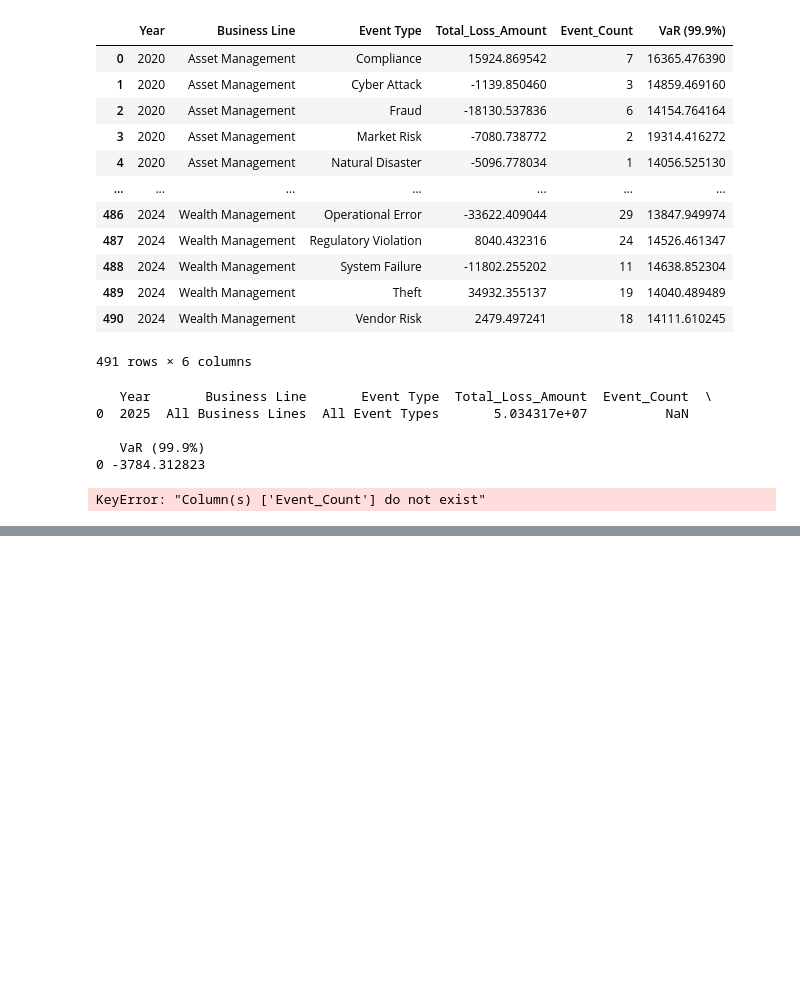
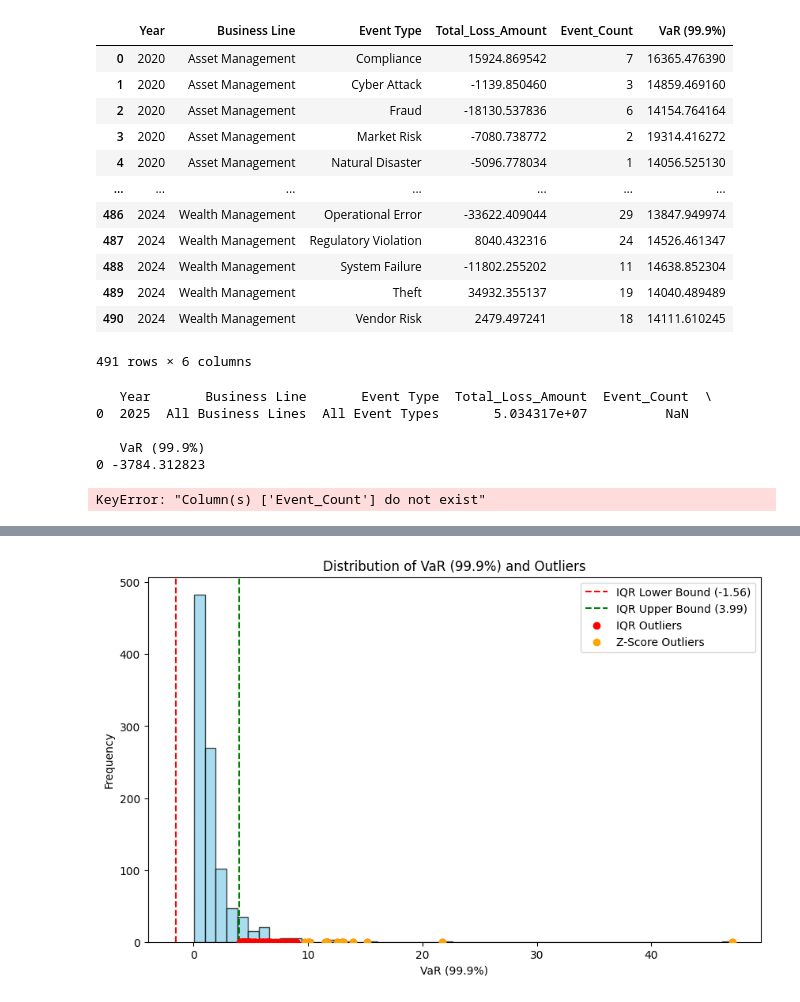
Before and after one commit to himanshu706991/LDA-Methods, a Jupyter notebook: FOR2025PREDICTION.ipynb, the cells around one changed output, grey strips where cells are left out. Cells and saved outputs as stored; diff of their text form; code cells hidden in the pictures; blank space fills up the shorter version.

```diff
--- a/FOR2025PREDICTION.ipynb
+++ b/FOR2025PREDICTION.ipynb
@@ -851,0 +1531,48 @@ KeyError: "Column(s) ['Event_Count'] do not exist"
+# %%
+# Fixing the typo in the function and re-running the code
+import numpy as np
+import pandas as pd
+import matplotlib.pyplot as plt
+
+# Simulating results_df DataFrame for demonstration purposes
+np.random.seed(42)
+results_df = pd.DataFrame({
+    'VaR (99.9%)': np.random.lognormal(mean=0, sigma=1, size=1000)  # log-normal distribution
+})
+
+# Function to detect outliers using IQR method
+def detect_outliers_iqr(data, column):
+    q1 = data[column].quantile(0.25)  # First quartile
+    q3 = data[column].quantile(0.75)  # Third quartile
+    iqr = q3 - q1  # Interquartile range
+    lower_bound = q1 - 1.5 * iqr
+    upper_bound = q3 + 1.5 * iqr
+    outliers = data[(data[column] < lower_bound) | (data[column] > upper_bound)]
+    return outliers, lower_bound, upper_bound
+
+# Function to detect outliers using Z-score method
+def detect_outliers_zscore(data, column, threshold=3):
+    mean = data[column].mean()
+    std = data[column].std()
+    data['Z-Score'] = (data[column] - mean) / std
+    outliers = data[(data['Z-Score'] > threshold) | (data['Z-Score'] < -threshold)]
+    return outliers
+
+# Detect outliers in VaR column using both IQR and Z-score methods
+iqr_outliers, iqr_lower, iqr_upper = detect_outliers_iqr(results_df, 'VaR (99.9%)')
+zscore_outliers = detect_outliers_zscore(results_df, 'VaR (99.9%)')
+
+# Plotting the distribution and highlighting the outliers
+plt.figure(figsize=(10, 6))
+plt.hist(results_df['VaR (99.9%)'], bins=50, color='skyblue', edgecolor='black', alpha=0.7)
+plt.axvline(x=iqr_lower, color='red', linestyle='--', label=f'IQR Lower Bound ({iqr_lower:.2f})')
+plt.axvline(x=iqr_upper, color='green', linestyle='--', label=f'IQR Upper Bound ({iqr_upper:.2f})')
+plt.scatter(iqr_outliers['VaR (99.9%)'], np.zeros(len(iqr_outliers)), color='red', label='IQR Outliers', zorder=5)
+plt.scatter(zscore_outliers['VaR (99.9%)'], np.zeros(len(zscore_outliers)), color='orange', label='Z-Score Outliers', zorder=5)
+plt.title('Distribution of VaR (99.9%) and Outliers')
+plt.xlabel('VaR (99.9%)')
+plt.ylabel('Frequency')
+plt.legend(loc='upper right')
+plt.show()
+# %% [output]
+[figure, added]
```
Also changed, not shown: parts of 33 cells of this notebook.
